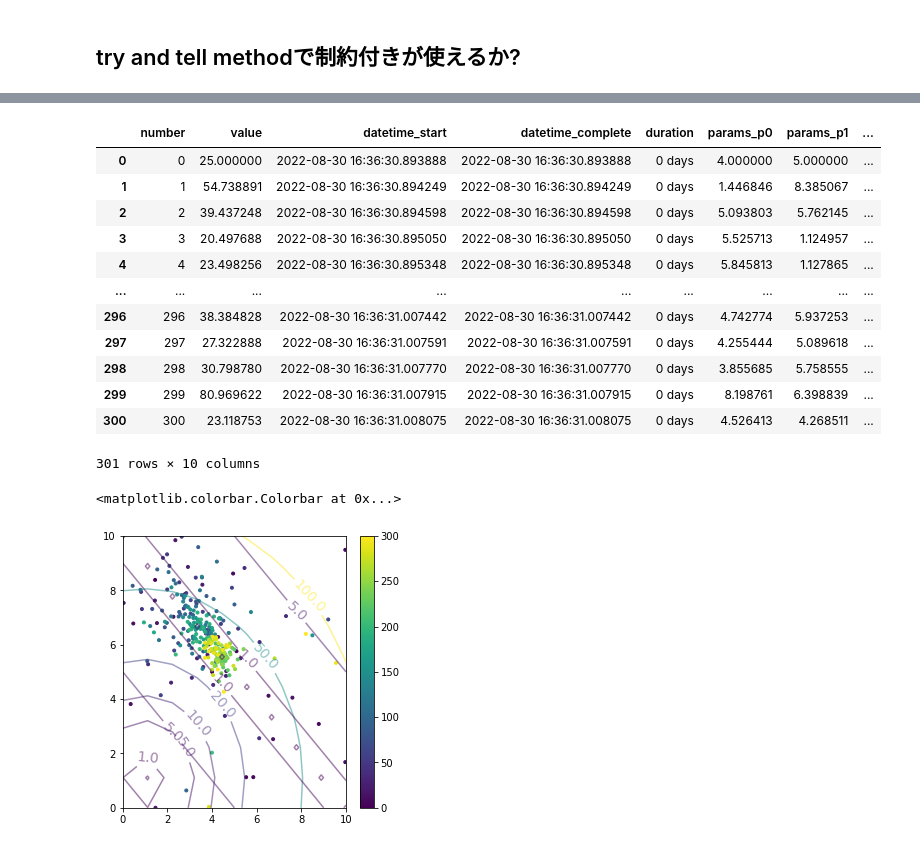
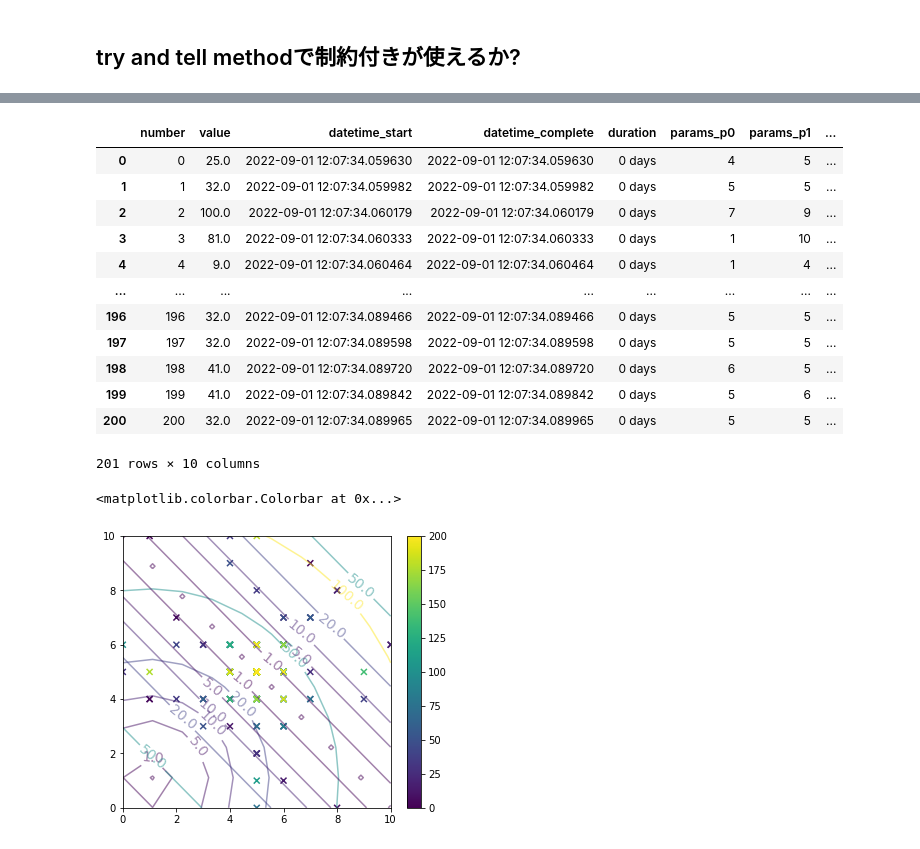
Before and after one commit to JohnYKiyo/Optuna_trial, a Jupyter notebook: test_optunav3.ipynb, the cells around one changed output, grey strips where cells are left out. Saved outputs shown, nothing was run; the diff lists cells and outputs as text; code cells hidden in the pictures.

```diff
--- a/test_optunav3.ipynb
+++ b/test_optunav3.ipynb
@@ -162,7 +162,7 @@ def obj1(x1,x2):
     return (x1-1.)**2 + (x2-1.)**2
 
 def obj2(x1,x2):
-    return np.abs(x1+x2-10)
+    return (x1+x2-10)**2
 
 def constraints(trial):
     return trial.user_attrs['constraint']
@@ -258,9 +267,9 @@ from optuna.distributions import (
 )
 
 def constraints(trial):
-    return trial.user_attrs['constraint']
+    return trial.user_attrs['constraints']
 
-def suggest_next_samples(samples, n_next_samples=1):
+def suggest_next_samples(samples, n_next_samples=1, constraints=False):
     """_summary_
     Args:
         samples (List[dict]): _description_
@@ -279,7 +288,7 @@ def suggest_next_samples(samples, n_next_samples=1):
         }
     ]
     """
-    study, distributions = _regist_samples(samples)
+    study, distributions = _regist_samples(samples, constraints)
 
     # calculate next trial params
     suggest_params_list = []
@@ -289,20 +298,21 @@ def suggest_next_samples(samples, n_next_samples=1):
 
     return suggest_params_list
 
-def _regist_samples(samples):
+def _regist_samples(samples, constraints=False):
     init_sample = samples[0]
     n_objective_value = len(init_sample['objective_values'])
     n_param = len(init_sample['params'])
     distributions = _define_distributions(init_sample)
-    study = create_study(directions=['minimize' for _ in range(n_objective_value)], sampler=optuna.samplers.TPESampler(constraints_func=constraints))
+    sampler = optuna.samplers.TPESampler() if not constraints else optuna.samplers.TPESampler(constraints_func=constraints)
+    study = create_study(directions=['minimize' for _ in range(n_objective_value)], sampler=sampler)
     for sample in samples:
         study.add_trial(
             create_trial(
                 params=_convert_params_to_dict(sample['params'], n_param),
                 distributions=distributions,
                 values=_convert_objective_values_dicts_to_lists(sample['objective_values'], n_objective_value),
-                user_attrs={'constraint': (obj2(sample['params'][0]['value'], sample['params'][1]['value']),)},
-                system_attrs={'constraints': (obj2(sample['params'][0]['value'], sample['params'][1]['value']),)}
+                user_attrs={'constraints': sample['constraints']},
+                system_attrs={'constraints': sample['constraints']}
             )
         )
     return study, distributions
@@ -380,27 +390,30 @@ def _convert_params_to_dict(params, n_param=None):
         para_dict[para['key']] = para['value']
     return para_dict
 # %%
-x0 = 4.0
-x1 = 5.0
+x0 = 4
+x1 = 5
 values_0 = obj1(x0, x1)
 
 init_sample = {}
 init_sample['objective_values'] = {'values_0': values_0}
 init_sample['params'] = [
-    {'key':'p0', 'value':x0, 'opttype':'uniform', 'search_min':0, 'search_max':10},
-    {'key':'p1', 'value':x1, 'opttype':'uniform', 'search_min':0, 'search_max':10}
+    {'key':'p0', 'value':x0, 'opttype':'int', 'search_min':0, 'search_max':10},
+    {'key':'p1', 'value':x1, 'opttype':'int', 'search_min':0, 'search_max':10}
 ]
+init_sample['constraints'] = tuple([obj2(x0,x1)])
 
 samples = [init_sample]
 # %%
-for i in range(300):
-    next_sample = suggest_next_samples(samples)
+for i in range(200):
+    next_sample = suggest_next_samples(samples, constraints=True)
 
     # levi関数へ問い合わせ.
     val = obj1(next_sample[0]['p0'], next_sample[0]['p1'])
     sample = {'objective_values':{'values_0': val},
-              'params':[{'key':'p0', 'value':next_sample[0]['p0'], 'opttype':'uniform', 'search_min':0, 'search_max':10},
-                        {'key':'p1', 'value':next_sample[0]['p1'], 'opttype':'uniform', 'search_min':0, 'search_max':10}
-              ]}
+              'params':[{'key':'p0', 'value':next_sample[0]['p0'], 'opttype':'int', 'search_min':0, 'search_max':10},
+                        {'key':'p1', 'value':next_sample[0]['p1'], 'opttype':'int', 'search_min':0, 'search_max':10}
+              ],
+              'constraints':tuple([obj2(next_sample[0]['p0'], next_sample[0]['p1'])])
+              }
     samples.append(sample)
 # %% [output]
@@ -430,30 +457,30 @@ UniformDistribution has been deprecated in v3.0.0. This feature will be removed
 study.trials_dataframe()
 # %% [output]
 |  | number | value | datetime_start | datetime_complete | duration | params_p0 | params_p1 | ... |
-| 0 | 0 | 25.000000 | 2022-08-30 16:36:30.893888 | 2022-08-30 16:36:30.893888 | 0 days | 4.000000 | 5.000000 | ... |
-| 1 | 1 | 54.738891 | 2022-08-30 16:36:30.894249 | 2022-08-30 16:36:30.894249 | 0 days | 1.446846 | 8.385067 | ... |
-| 2 | 2 | 39.437248 | 2022-08-30 16:36:30.894598 | 2022-08-30 16:36:30.894598 | 0 days | 5.093803 | 5.762145 | ... |
-| 3 | 3 | 20.497688 | 2022-08-30 16:36:30.895050 | 2022-08-30 16:36:30.895050 | 0 days | 5.525713 | 1.124957 | ... |
-| 4 | 4 | 23.498256 | 2022-08-30 16:36:30.895348 | 2022-08-30 16:36:30.895348 | 0 days | 5.845813 | 1.127865 | ... |
+| 0 | 0 | 25.0 | 2022-09-01 12:07:34.059630 | 2022-09-01 12:07:34.059630 | 0 days | 4 | 5 | ... |
+| 1 | 1 | 32.0 | 2022-09-01 12:07:34.059982 | 2022-09-01 12:07:34.059982 | 0 days | 5 | 5 | ... |
+| 2 | 2 | 100.0 | 2022-09-01 12:07:34.060179 | 2022-09-01 12:07:34.060179 | 0 days | 7 | 9 | ... |
+| 3 | 3 | 81.0 | 2022-09-01 12:07:34.060333 | 2022-09-01 12:07:34.060333 | 0 days | 1 | 10 | ... |
+| 4 | 4 | 9.0 | 2022-09-01 12:07:34.060464 | 2022-09-01 12:07:34.060464 | 0 days | 1 | 4 | ... |
 | ... | ... | ... | ... | ... | ... | ... | ... | ... |
-| 296 | 296 | 38.384828 | 2022-08-30 16:36:31.007442 | 2022-08-30 16:36:31.007442 | 0 days | 4.742774 | 5.937253 | ... |
-| 297 | 297 | 27.322888 | 2022-08-30 16:36:31.007591 | 2022-08-30 16:36:31.007591 | 0 days | 4.255444 | 5.089618 | ... |
-| 298 | 298 | 30.798780 | 2022-08-30 16:36:31.007770 | 2022-08-30 16:36:31.007770 | 0 days | 3.855685 | 5.758555 | ... |
-| 299 | 299 | 80.969622 | 2022-08-30 16:36:31.007915 | 2022-08-30 16:36:31.007915 | 0 days | 8.198761 | 6.398839 | ... |
-| 300 | 300 | 23.118753 | 2022-08-30 16:36:31.008075 | 2022-08-30 16:36:31.008075 | 0 days | 4.526413 | 4.268511 | ... |
+| 196 | 196 | 32.0 | 2022-09-01 12:07:34.089466 | 2022-09-01 12:07:34.089466 | 0 days | 5 | 5 | ... |
+| 197 | 197 | 32.0 | 2022-09-01 12:07:34.089598 | 2022-09-01 12:07:34.089598 | 0 days | 5 | 5 | ... |
+| 198 | 198 | 41.0 | 2022-09-01 12:07:34.089720 | 2022-09-01 12:07:34.089720 | 0 days | 6 | 5 | ... |
+| 199 | 199 | 41.0 | 2022-09-01 12:07:34.089842 | 2022-09-01 12:07:34.089842 | 0 days | 5 | 6 | ... |
+| 200 | 200 | 32.0 | 2022-09-01 12:07:34.089965 | 2022-09-01 12:07:34.089965 | 0 days | 5 | 5 | ... |
-301 rows × 10 columns
+201 rows × 10 columns
 # %%
-plt.figure(figsize=(5,5))
+plt.figure(figsize=(6,5))
 cont1 = plt.contour(X1,X2, obj1(X1,X2), levels=[0.1, 1, 5, 10, 20, 50, 100], alpha=0.5)
 cont1.clabel(fmt='%1.1f', fontsize=14)
 cont2 = plt.contour(X1,X2, obj2(X1,X2), levels=[0.1, 1, 5, 10, 20, 50, 100], alpha=0.5)
 cont2.clabel(fmt='%1.1f', fontsize=14)
 
-plt.scatter(study.trials_dataframe()['params_p0'], study.trials_dataframe()['params_p1'], c=study.trials_dataframe()['number'], marker='.')
+plt.scatter(study.trials_dataframe()['params_p0'], study.trials_dataframe()['params_p1'], c=study.trials_dataframe()['number'], marker='x')
 plt.colorbar()
 # %% [output]
 <matplotlib.colorbar.Colorbar at 0x...>
-[figure, old version]
+[figure, new version]
 # %%
 study.trials_dataframe().sort_values('value')[study.trials_dataframe().sort_values('value')['user_attrs_constraint']< (0.01,)]
 # %% [output]
```
Also changed, not shown: parts of 14 cells of this notebook.
